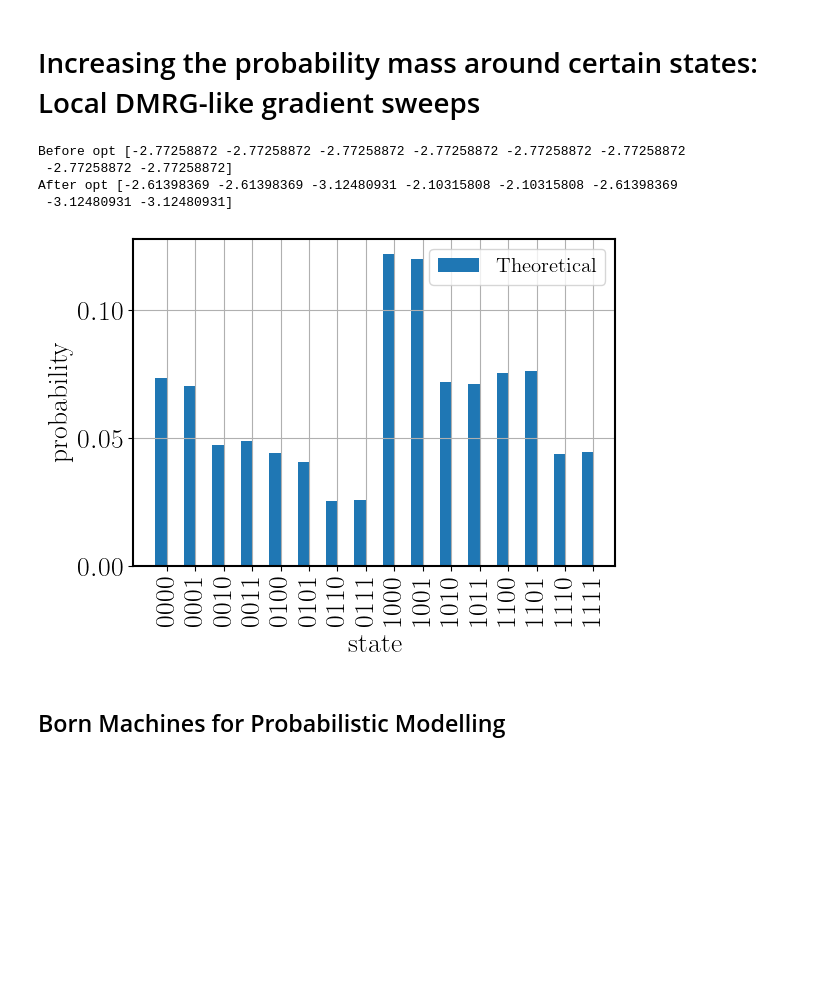
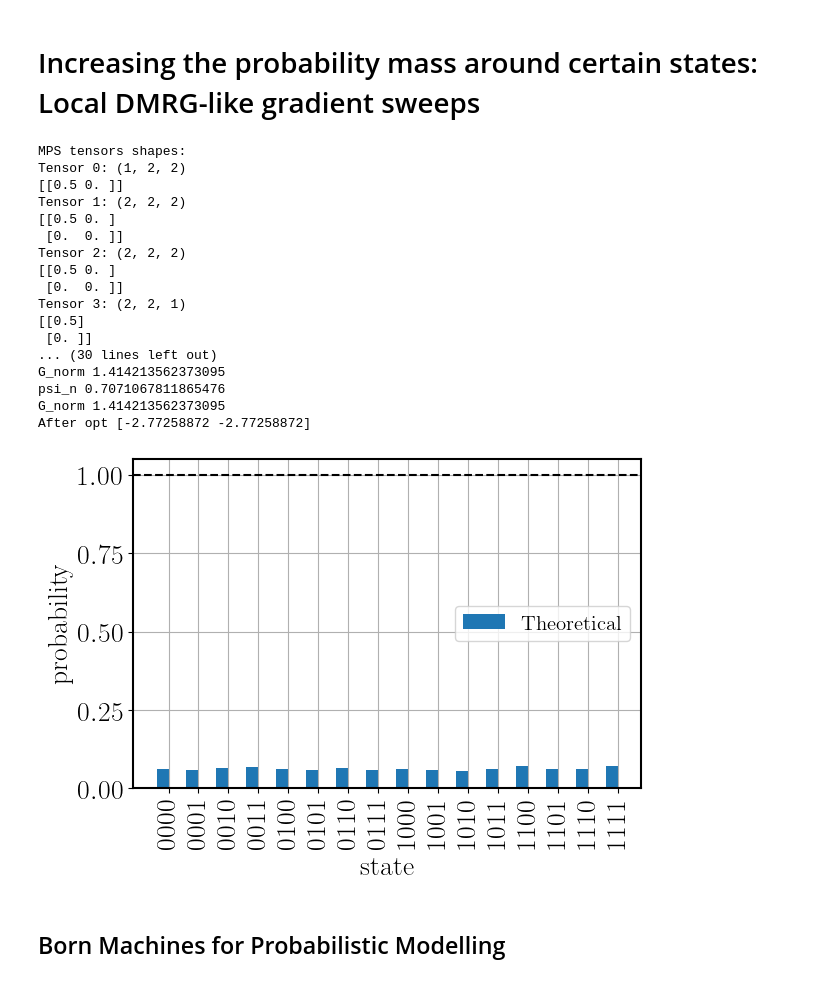
Before and after one commit to ZekiZeybek/Tensor-Train-EDA, a Jupyter notebook: notebook/tt_pmf.ipynb, the cells around one changed output. Cells and saved outputs as stored; diff of their text form; code cells hidden in the pictures; blank space fills up the shorter version.

```diff
--- a/notebook/tt_pmf.ipynb
+++ b/notebook/tt_pmf.ipynb
@@ -87,40 +87,53 @@ P2 = MPS.uniform_pdf_MPS_pad_zero(length=L2,const_chi=2)
 P2_tnsrs= [node.tensor for node in P2.nodes_ls]
 
 print("MPS tensors shapes:")
 for i, tnsr in enumerate(P2_tnsrs):
     print(f"Tensor {i}: {tnsr.shape}")
     print(tnsr[:,0,:])
 
-opt_samples = np.array([[0,0,0,0]])
+opt_samples = np.array([[0,0,0,0],[1,1,1,1]])
 
 
 
 print('Before opt',P2.log_likelihood_1norm_samples(opt_samples))
-P2.one_site_batch_grad_default(opt_samples, steps_per_site=1,num_sweeps=500,learning_rate=0.05)
+P2.one_site_batch_grad_default(opt_samples, steps_per_site=1,num_sweeps=1,learning_rate=0.001)
 
 num_samples = 5000
 samples = P2.seq_sample_from(num_samples=num_samples,seed=1234)
 
 print('After opt',P2.log_likelihood_1norm_samples(opt_samples))
 Q = tnpd.P_empirical(samples=samples, L=L)
 
 x = np.arange(2**L2)
 plt.bar(x - 0.2, Q, 0.4, label="Theoretical")
 # plt.bar(x + 0.2, Q, 0.4, label="Empirical")
 plt.xticks(x, [format(i, f'0{L}b') for i in range(2**L2)], rotation=90)
 plt.xlabel("state")
 plt.grid()
 plt.ylabel("probability")
 plt.axhline(1.0, color='k', linestyle='--')
 plt.legend()
 plt.tight_layout()
 plt.show()
 # %% [output]
-Before opt [-2.77258872 -2.77258872 -2.77258872 -2.77258872 -2.77258872 -2.77258872
- -2.77258872 -2.77258872]
-After opt [-2.61398369 -2.61398369 -3.12480931 -2.10315808 -2.10315808 -2.61398369
- -3.12480931 -3.12480931]
+MPS tensors shapes:
+Tensor 0: (1, 2, 2)
+[[0.5 0. ]]
+Tensor 1: (2, 2, 2)
+[[0.5 0. ]
+ [0.  0. ]]
+Tensor 2: (2, 2, 2)
+[[0.5 0. ]
+ [0.  0. ]]
+Tensor 3: (2, 2, 1)
+[[0.5]
+ [0. ]]
+... (30 lines left out)
+G_norm 1.414213562373095
+psi_n 0.7071067811865476
+G_norm 1.414213562373095
+After opt [-2.77258872 -2.77258872]
-[figure, old version]
+[figure, new version]
 # %% [markdown]
 ## Born Machines for Probabilistic Modelling
 # %%
```
Also changed, not shown: 2 other files.
